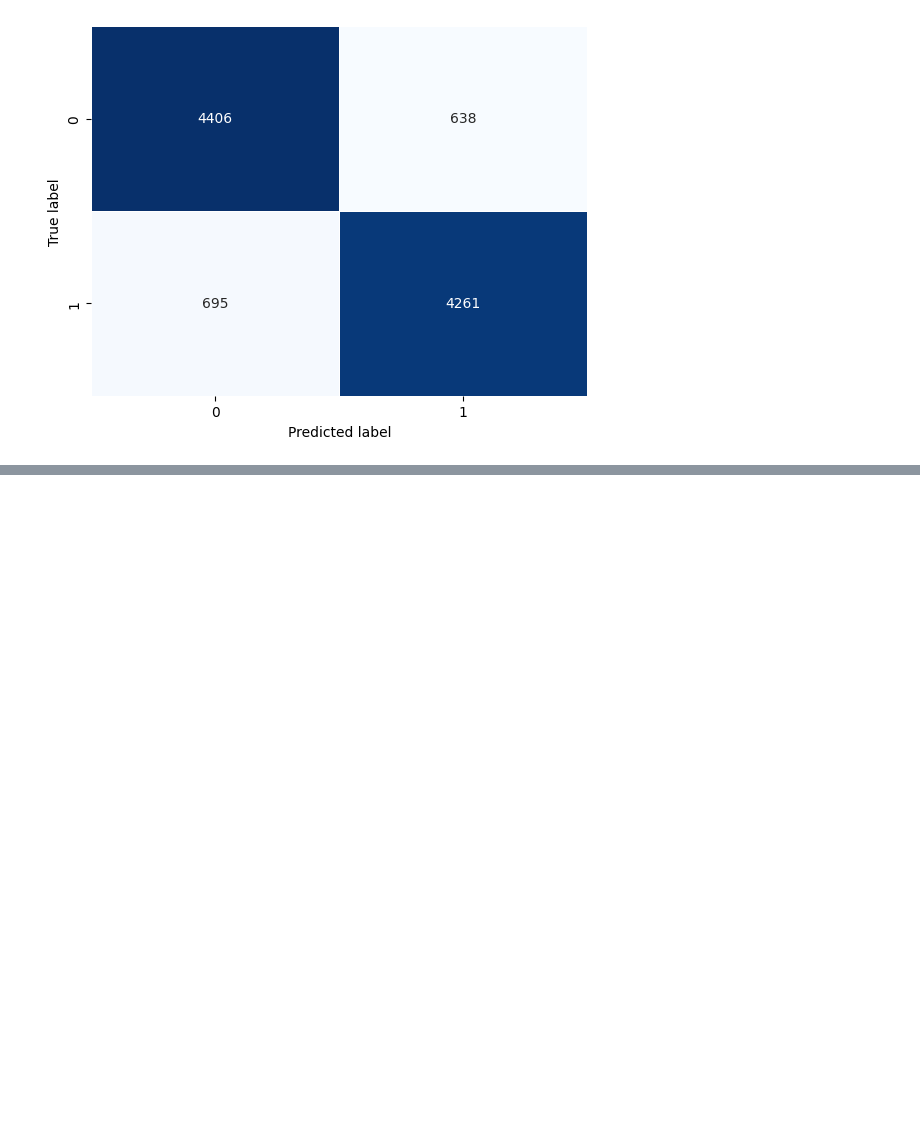
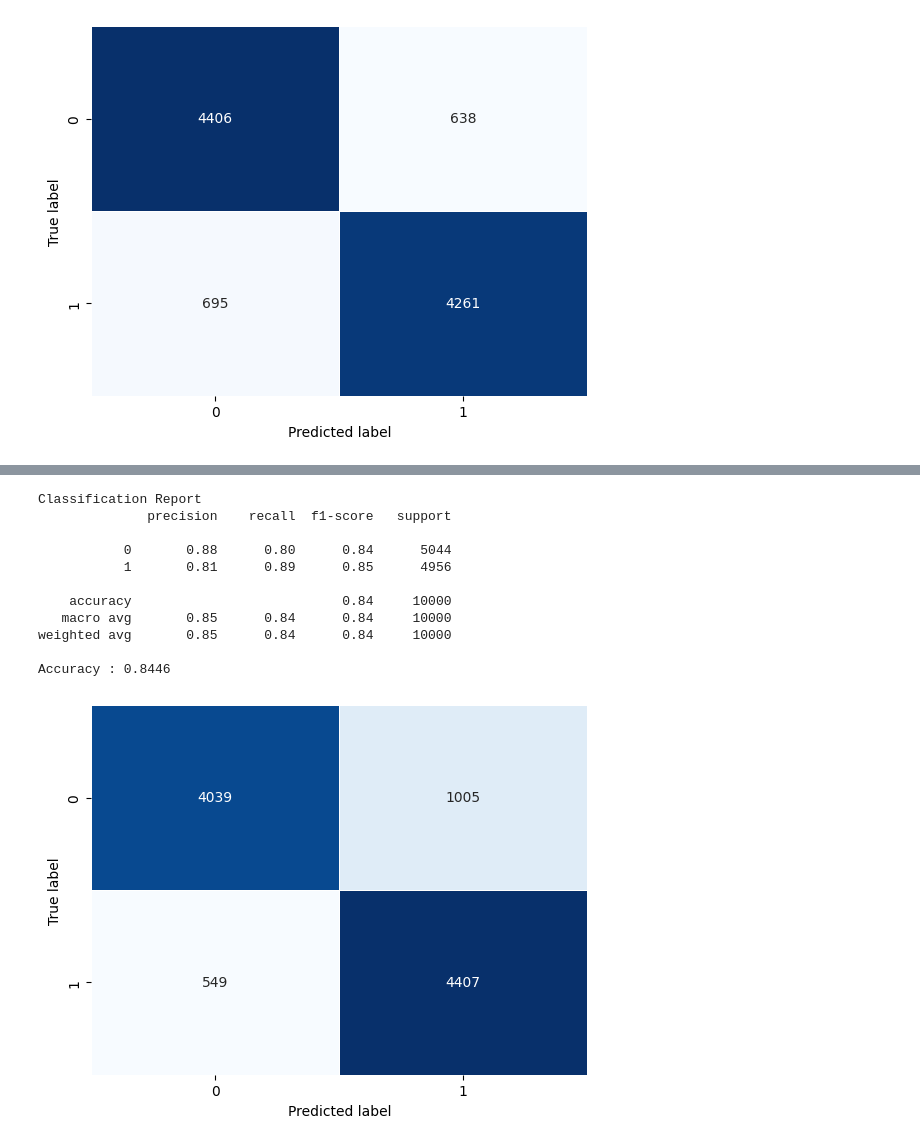
Before and after one commit to debonil/nlu-assignments, a Jupyter notebook: assignment1.ipynb, the cells around one changed output, grey strips where cells are left out. Drawn from its saved outputs; the diff is of its cells as text; code cells hidden in the pictures; blank space fills up the shorter version.

```diff
--- a/assignment1.ipynb
+++ b/assignment1.ipynb
@@ -674,0 +785,2 @@ plot_confusion_matrix(y_test, preds_bilstm_64)
+# %%
+preds_2_lstm_64_w2v = (BiLSTMLayerWithWord2Vec.predict(padded_test) > 0.5).astype("int32")
@@ -674,0 +789,16 @@ plot_confusion_matrix(y_test, preds_bilstm_64)
+# %%
+c_report(y_test, preds_2_lstm_64_w2v)
+plot_confusion_matrix(y_test, preds_2_lstm_64_w2v)
+# %% [output]
+Classification Report
+              precision    recall  f1-score   support
+
+           0       0.88      0.80      0.84      5044
+           1       0.81      0.89      0.85      4956
+
+    accuracy                           0.84     10000
+   macro avg       0.85      0.84      0.84     10000
+weighted avg       0.85      0.84      0.84     10000
+
+Accuracy : 0.8446
+[figure, added]
```
Also changed, not shown: parts of 8 cells of this notebook.
